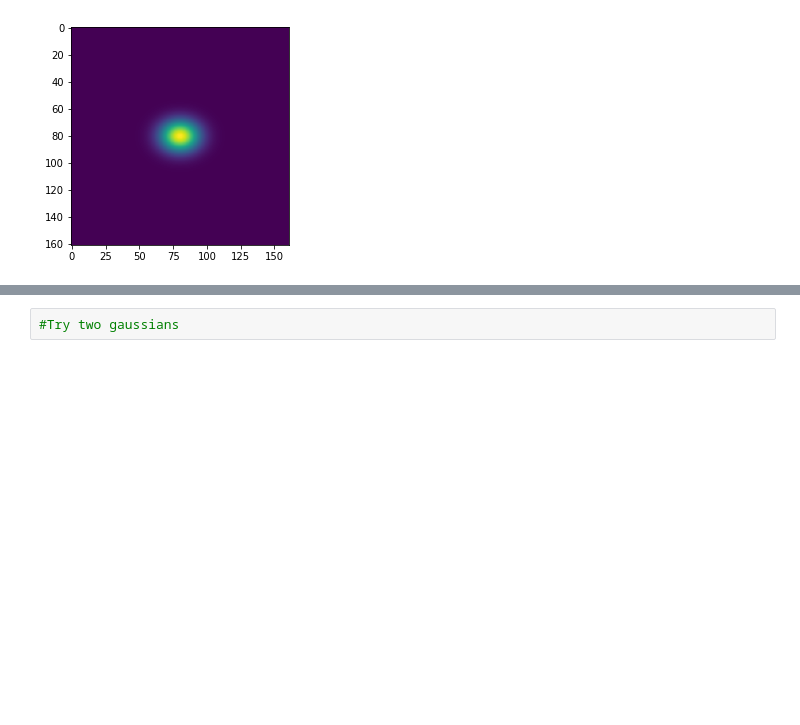
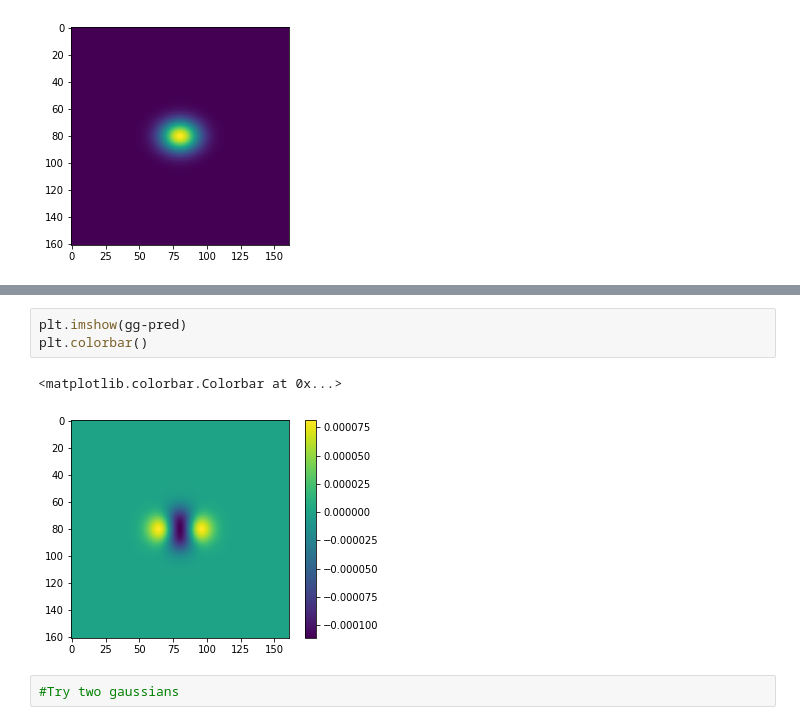
Before and after one commit to brantr/tensorflow-linear-regression, a Jupyter notebook: gaussian-regression.ipynb, the cells around one changed output, grey strips where cells are left out. Cells and saved outputs as stored; diff of their text form; blank space fills up the shorter version.

```diff
--- a/gaussian-regression.ipynb
+++ b/gaussian-regression.ipynb
@@ -137,3 +143,9 @@ print(f" Loss {loss.numpy()}, mu_x: {mu_x.numpy()} mu_y:{mu_y.numpy()} s_x:{sig_
+# %%
+plt.imshow(gg-pred)
+plt.colorbar()
+# %% [output]
+<matplotlib.colorbar.Colorbar at 0x...>
+[figure, added]
 # %%
 #Try two gaussians
 # %%
```
Also changed, not shown: parts of 32 cells of this notebook, 2 other files.
